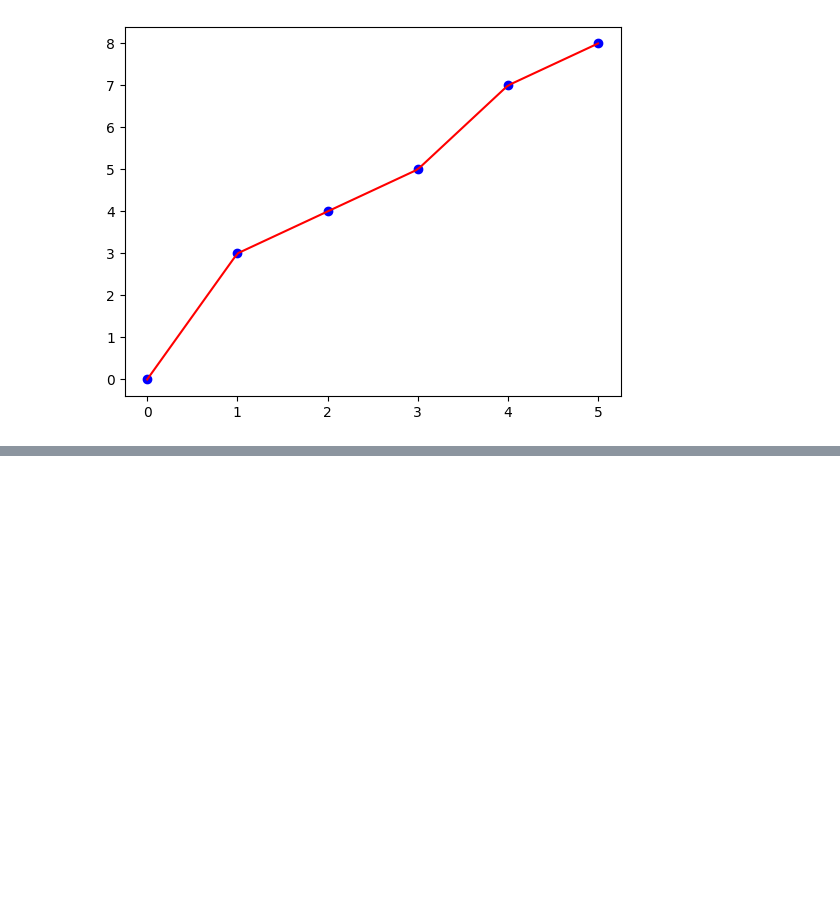
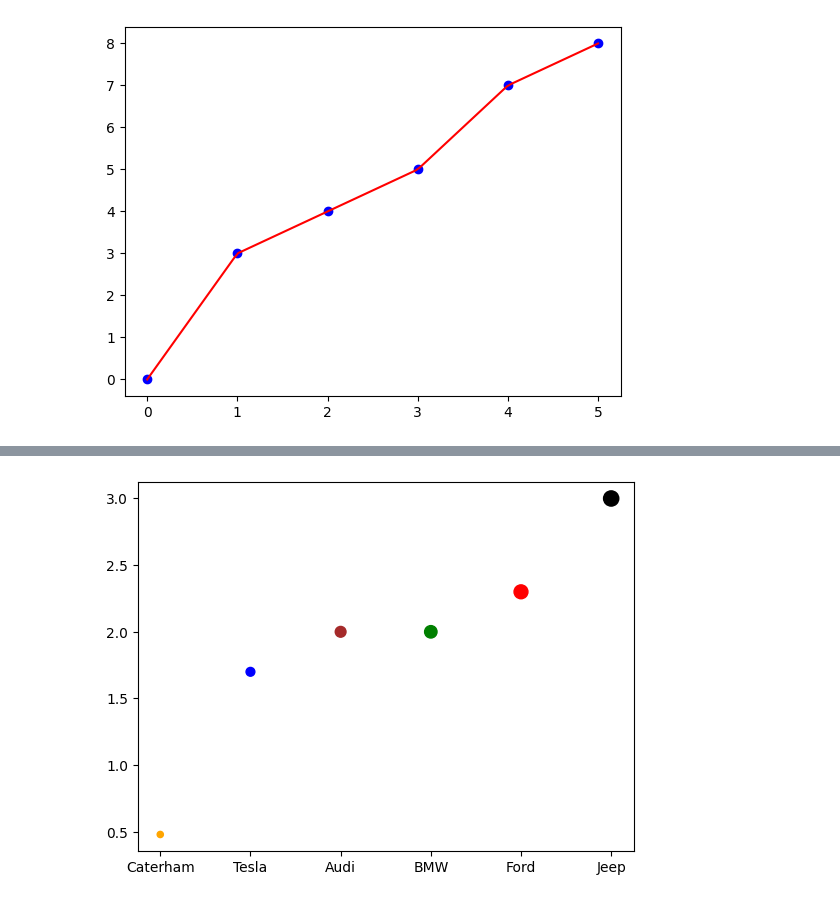
Before and after one commit to Nagendar23/Python-Libraries, a Jupyter notebook: numpy.ipynb, the cells around one changed output, grey strips where cells are left out. Cells and saved outputs as stored; diff of their text form; code cells hidden in the pictures; blank space fills up the shorter version.

```diff
--- a/numpy.ipynb
+++ b/numpy.ipynb
@@ -1880,0 +2138,14 @@ plt.show()
+# %%
+import numpy as np
+import matplotlib.pyplot as plt
+
+cars = np.array(["Caterham", "Tesla", "Audi",  "BMW", "Ford", "Jeep"])
+weight = np.array([0.48, 1.7, 2, 2, 2.3, 3 ])
+#define colors and sizes
+colors=np.array(['orange','blue','brown','green','red','black'])   # colros can also be colors = np.array([0, 1, 2, 3, 4, 5])
+sizes=np.array([20,40,60,80,100,120])
+#now show it
+plt.scatter(cars, weight, c=colors, s=sizes)
+plt.show()
+# %% [output]
+[figure, added]
```
Also changed, not shown: parts of 39 cells of this notebook, 3 other files.
